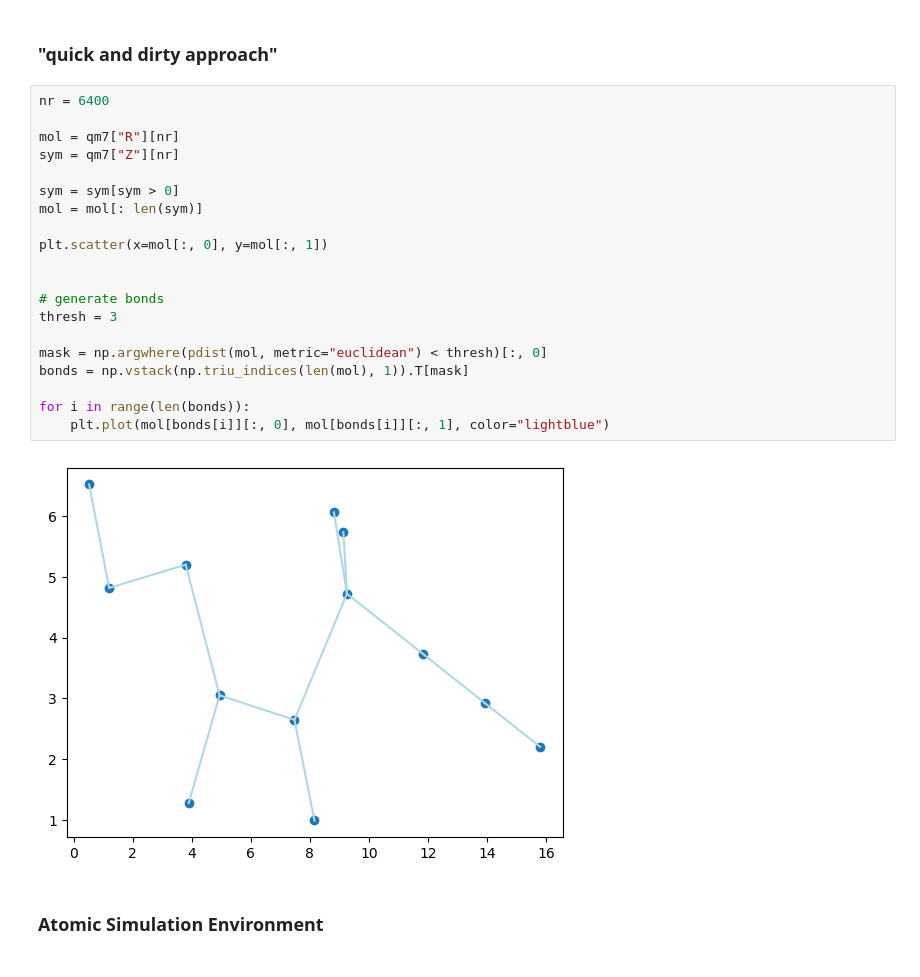
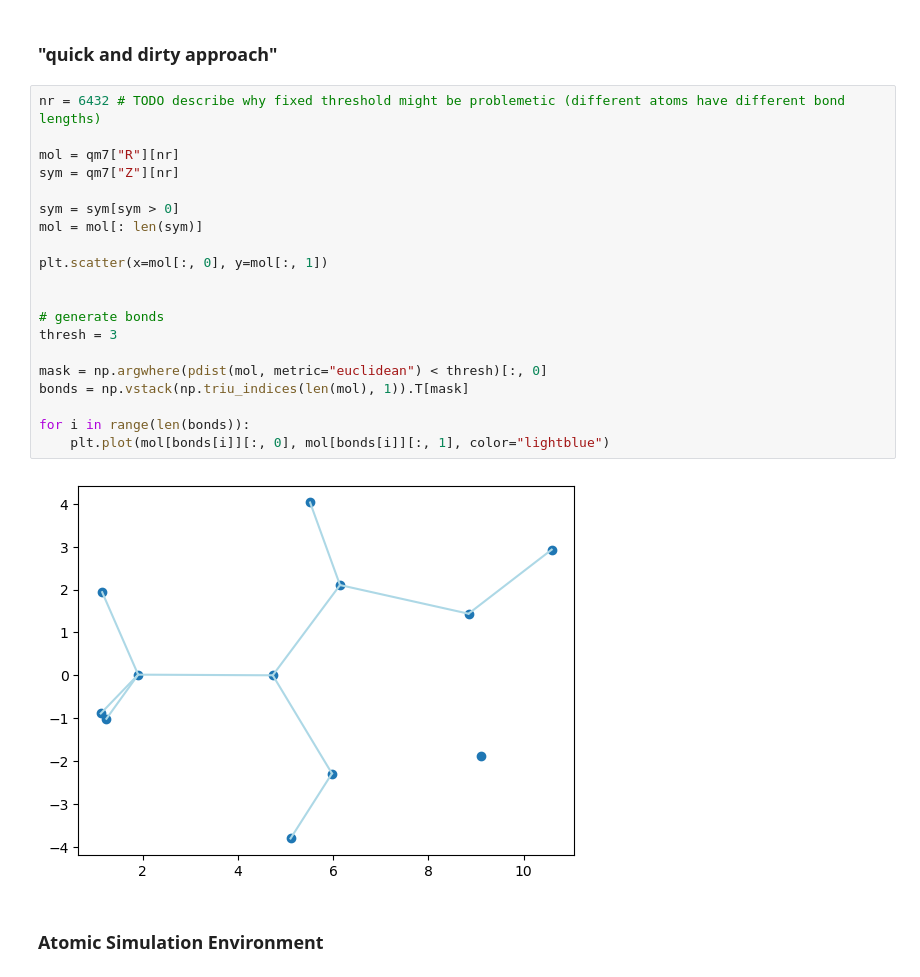
Before and after one commit to jascha-je/LabML4DS, a Jupyter notebook: p2/p2_jascha.ipynb, the cells around one changed output. Cells and saved outputs as stored; diff of their text form.

Commit message:
added some todos

```diff
--- a/p2/p2_jascha.ipynb
+++ b/p2/p2_jascha.ipynb
@@ -84,27 +83,27 @@ plt.show()
 # %% [markdown]
 ### "quick and dirty approach"
 # %%
-nr = 6400
+nr = 6432 # TODO describe why fixed threshold might be problemetic (different atoms have different bond lengths)
 
 mol = qm7["R"][nr]
 sym = qm7["Z"][nr]
 
 sym = sym[sym > 0]
 mol = mol[: len(sym)]
 
 plt.scatter(x=mol[:, 0], y=mol[:, 1])
 
 
 # generate bonds
 thresh = 3
 
 mask = np.argwhere(pdist(mol, metric="euclidean") < thresh)[:, 0]
 bonds = np.vstack(np.triu_indices(len(mol), 1)).T[mask]
 
 for i in range(len(bonds)):
     plt.plot(mol[bonds[i]][:, 0], mol[bonds[i]][:, 1], color="lightblue")
 # %% [output]
-[figure, old version]
+[figure, new version]
 # %% [markdown]
 ### Atomic Simulation Environment
 # %%
```
Also changed, not shown: parts of 10 cells of this notebook.
